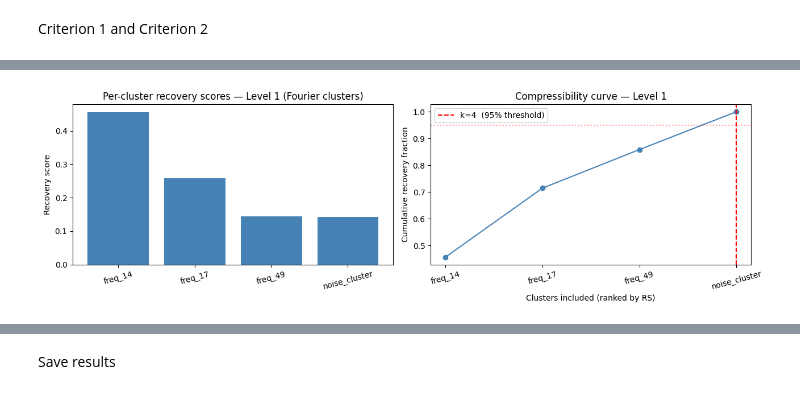
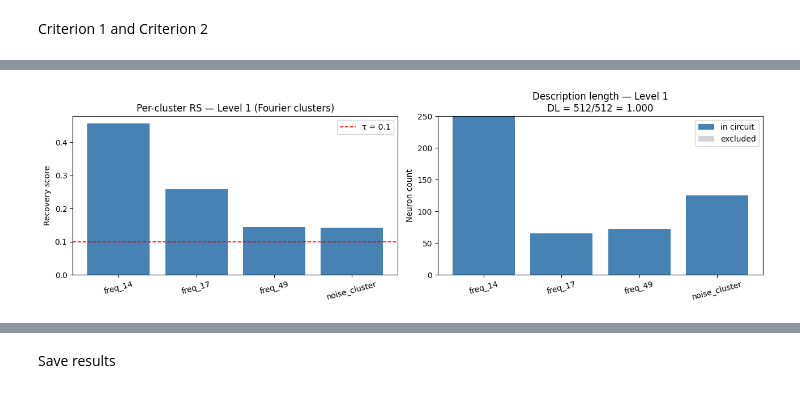
Before and after one commit to GabraxVolz1/Thesis, a Jupyter notebook: notebooks/02_level1_neurons.ipynb, the cells around one changed output, grey strips where cells are left out. Cells and saved outputs as stored; diff of their text form; code cells hidden in the pictures.

```diff
--- a/notebooks/02_level1_neurons.ipynb
+++ b/notebooks/02_level1_neurons.ipynb
@@ -362,16 +362,10 @@ for comp in tqdm(COMPONENTS, desc="Patching frequency clusters"):
 # %% [markdown]
 Criterion 1 and Criterion 2
 # %%
-sorted_comps  = sorted(scores.items(), key=lambda x: x[1], reverse=True)
-names_sorted  = [x[0] for x in sorted_comps]
-scores_sorted = torch.tensor([x[1] for x in sorted_comps])
+THRESHOLD = 0.10  # RS threshold: a cluster counts as "in the circuit" if RS >= this
 
-pos_scores = scores_sorted.clamp(min=0)
-cumulative  = pos_scores.cumsum(0)
-total_pos   = cumulative[-1].item()
-
-k_95 = int((cumulative / total_pos >= 0.95).nonzero()[0].item()) + 1
-circuit_components = names_sorted[:k_95]
+# --- Circuit selection ---
+circuit_components = [name for name, rs in scores.items() if rs >= THRESHOLD]
 circuit_neurons_all = []
 for cname in circuit_components:
     comp = next(c for c in COMPONENTS if c["name"] == cname)
@@ -388,38 +382,60 @@ with torch.no_grad():
     circuit_logits = model.run_with_hooks(
         eval_x, fwd_hooks=[(HOOK, circuit_hook)])[:, -1, :]
 circuit_metric = logit_of_correct(circuit_logits, eval_y)
-faithfulness   = recovery_score(circuit_metric, corrupted_metric, clean_metric)
 
-print("=" * 55)
+# Criterion 1 — faithfulness of the threshold-selected circuit
+faithfulness = recovery_score(circuit_metric, corrupted_metric, clean_metric)
+
+# Criterion 2 — description length as parameter fraction
+# How many of the d_mlp neurons must be named to specify the circuit?
+# Lower = more compressed = better from a description-length perspective.
+n_circuit_neurons  = len(circuit_neurons_all)
+description_length = n_circuit_neurons / d_mlp   # in [0, 1]
+
+# --- Summary ---
+sorted_comps  = sorted(scores.items(), key=lambda x: x[1], reverse=True)
+names_sorted  = [x[0] for x in sorted_comps]
+scores_sorted = torch.tensor([x[1] for x in sorted_comps])
+in_circuit    = [n in circuit_components for n in names_sorted]
+
+print("=" * 57)
 print("  Level 1 — Neuron frequency clusters")
-print("=" * 55)
-print(f"  Key frequencies:       {key_freqs.tolist()}")
-print(f"  Criterion 1  Faithfulness RS : {faithfulness:.4f}")
-print(f"  Criterion 2  Component count : {k_95} / {len(COMPONENTS)} clusters")
-print(f"               Neurons in circuit: {len(circuit_neurons_all)} / {d_mlp}")
-print(f"               Compression ratio: {k_95/len(COMPONENTS):.3f}")
+print("=" * 57)
+print(f"  Key frequencies : {key_freqs.tolist()}")
+print(f"  Threshold τ     : {THRESHOLD}")
+print(f"  Criterion 1  Faithfulness RS    : {faithfulness:.4f}")
+print(f"  Criterion 2  Description length : {description_length:.4f}  "
+      f"({n_circuit_neurons} / {d_mlp} neurons)")
 print(f"  Circuit clusters: {circuit_components}")
-print("=" * 55)
+print("=" * 57)
 
-# Plots
+# --- Plots ---
 fig, (ax1, ax2) = plt.subplots(1, 2, figsize=(13, 4))
 
-colors = ["steelblue" if n in circuit_components else "lightgray" for n in names_sorted]
+colors = ["steelblue" if ic else "lightgray" for ic in in_circuit]
 ax1.bar(names_sorted, scores_sorted.numpy(), color=colors)
+ax1.axhline(THRESHOLD, color="red", linestyle="--", linewidth=1.2,
+            label=f"τ = {THRESHOLD}")
 ax1.axhline(0, color="black", linewidth=0.5)
 ax1.set_ylabel("Recovery score")
-ax1.set_title("Per-cluster recovery scores — Level 1 (Fourier clusters)")
-ax1.tick_params(axis='x', rotation=15)
+ax1.set_title("Per-cluster RS — Level 1 (Fourier clusters)")
+ax1.tick_params(axis="x", rotation=15)
+ax1.legend()
 
-ax2.plot(range(1, len(COMPONENTS) + 1), cumulative.numpy() / total_pos, "o-", color="steelblue")
-ax2.axvline(k_95, color="red", linestyle="--",
-            label=f"k={k_95}  (95% threshold)")
-ax2.axhline(0.95, color="red", linestyle=":", alpha=0.4)
-ax2.set_xlabel("Clusters included (ranked by RS)")
-ax2.set_ylabel("Cumulative recovery fraction")
-ax2.set_title("Compressibility curve — Level 1")
-ax2.set_xticks(range(1, len(COMPONENTS) + 1))
+# Stacked bar: how many neurons are in the circuit vs. excluded
+cluster_sizes   = [len(next(c for c in COMPONENTS if c["name"] == n)["neurons"])
+                   for n in names_sorted]
+cluster_in_circ = [sz if ic else 0 for sz, ic in zip(cluster_sizes, in_circuit)]
+cluster_out     = [sz - i for sz, i in zip(cluster_sizes, cluster_in_circ)]
+
+x = range(len(names_sorted))
+ax2.bar(x, cluster_in_circ, color="steelblue", label="in circuit")
+ax2.bar(x, cluster_out, bottom=cluster_in_circ, color="lightgray", label="excluded")
+ax2.set_xticks(list(x))
 ax2.set_xticklabels(names_sorted, rotation=15)
+ax2.set_ylabel("Neuron count")
+ax2.set_title(f"Description length — Level 1\n"
+              f"DL = {n_circuit_neurons}/{d_mlp} = {description_length:.3f}")
 ax2.legend()
 
 plt.tight_layout()
@@ -439,4 +454,4 @@ plt.show()
-[figure, old version]
+[figure, new version]
 # %% [markdown]
 ### Criterion 1 and 2 interpretation
 
```
Also changed, not shown: parts of 3 cells of this notebook, 2 other files.
